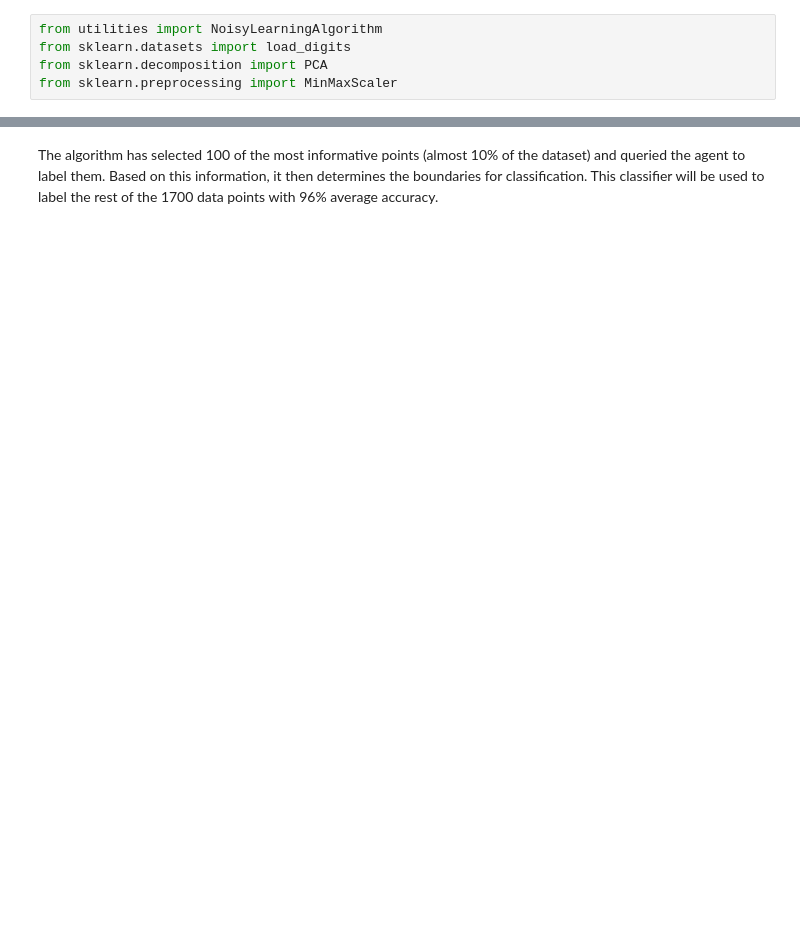
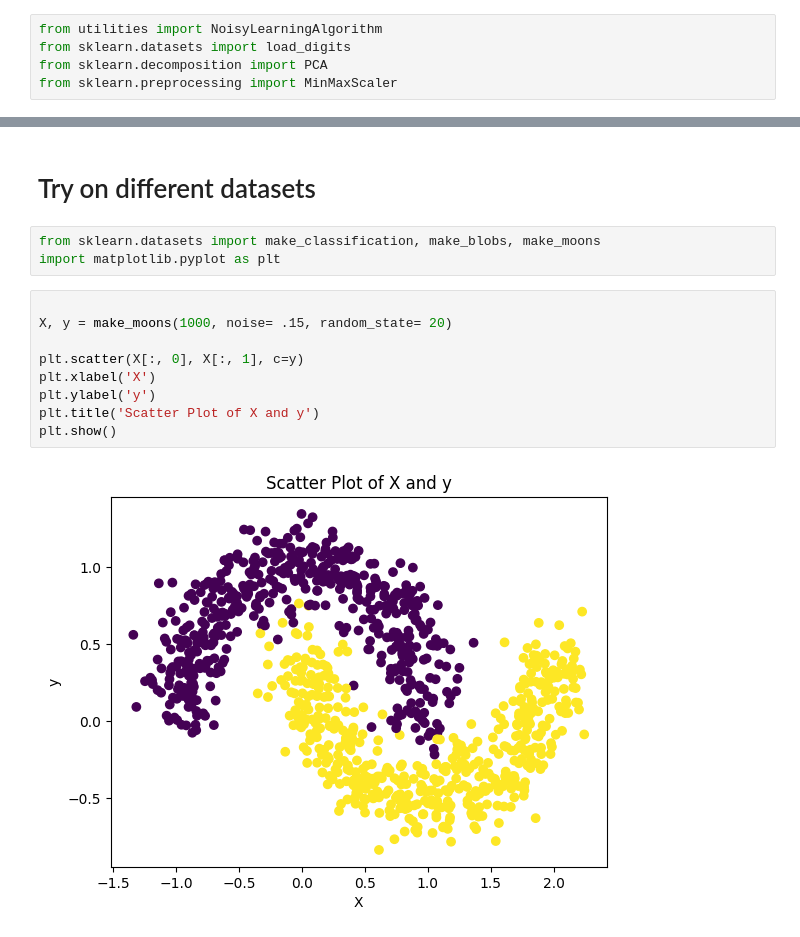
Before and after one commit to PouyaRepos/sequential_anomaly_detection, a Jupyter notebook: example.ipynb, the cells around one changed output, grey strips where cells are left out. Saved outputs shown, nothing was run; the diff lists cells and outputs as text; blank space fills up the shorter version.

```diff
--- a/example.ipynb
+++ b/example.ipynb
@@ -106,2 +104,16 @@ support    1618.000000  179.000000  0.966611  1797.000000   1797.000000
-# %% [markdown]
-The algorithm has selected 100 of the most informative points (almost 10% of the dataset) and queried the agent to label them. Based on this information, it then determines the boundaries for classification. This classifier will be used to label the rest of the 1700 data points with 96% average accuracy.
+# %% [markdown]
+# Try on different datasets
+# %%
+from sklearn.datasets import make_classification, make_blobs, make_moons
+import matplotlib.pyplot as plt
+# %%
+
+X, y = make_moons(1000, noise= .15, random_state= 20)
+
+plt.scatter(X[:, 0], X[:, 1], c=y)
+plt.xlabel('X')
+plt.ylabel('y')
+plt.title('Scatter Plot of X and y')
+plt.show()
+# %% [output]
+[figure, added]
```
Also changed, not shown: parts of 7 cells of this notebook, 3 other files.
